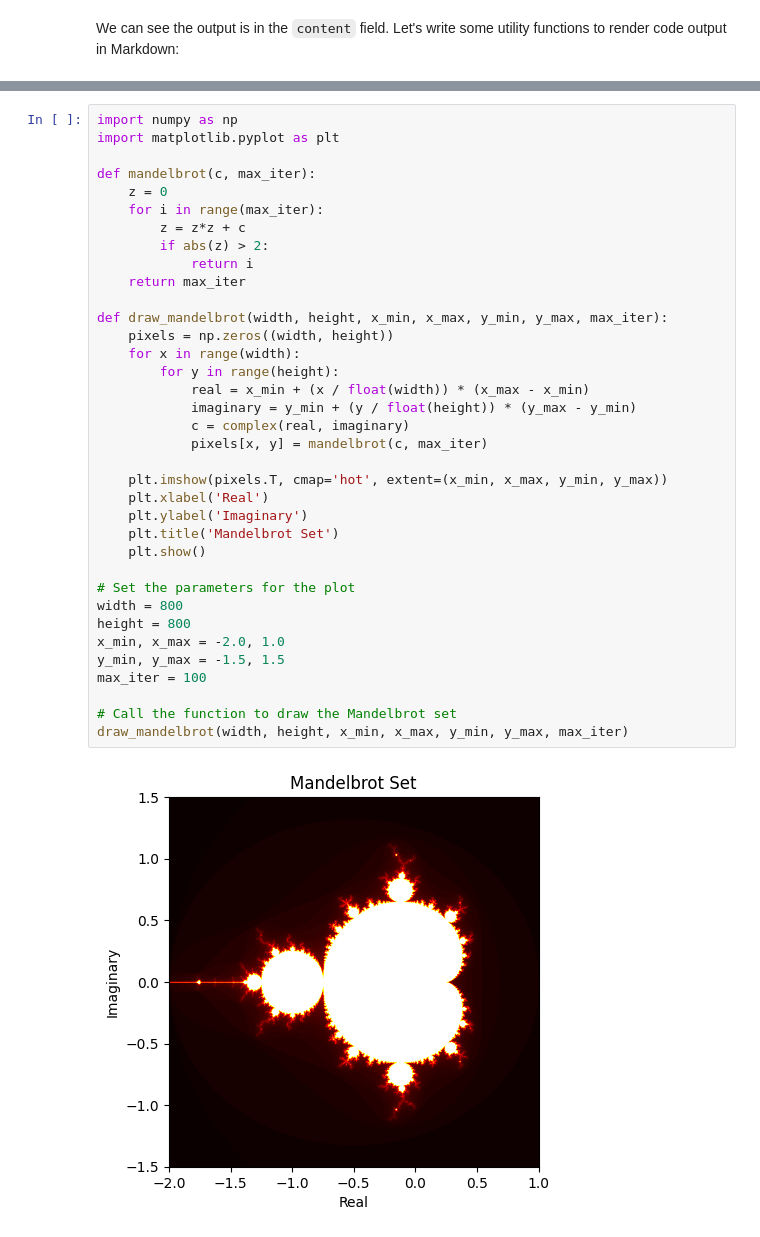
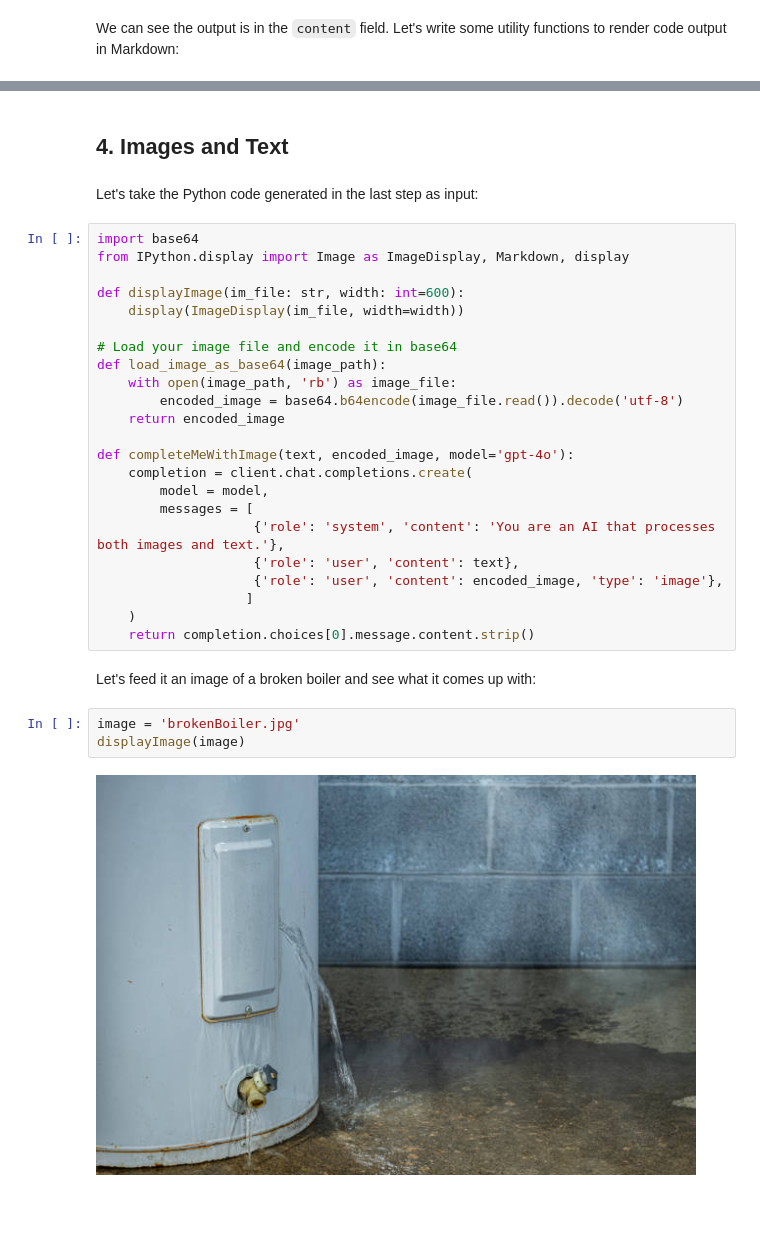
Before and after one commit to malminhas/chatgpt, a Jupyter notebook: chatgpt-playbook.ipynb, the cells around one changed output, grey strips where cells are left out. Drawn from its saved outputs; the diff is of its cells as text; blank space fills up the shorter version.

```diff
--- a/chatgpt-playbook.ipynb
+++ b/chatgpt-playbook.ipynb
@@ -174,38 +178,34 @@ You can adjust the parameters `width`, `height`, `x_min`, `x_max`, `y_min`, `y_m
-# %%
-import numpy as np
-import matplotlib.pyplot as plt
-
-def mandelbrot(c, max_iter):
-    z = 0
-    for i in range(max_iter):
-        z = z*z + c
-        if abs(z) > 2:
-            return i
-    return max_iter
-
-def draw_mandelbrot(width, height, x_min, x_max, y_min, y_max, max_iter):
-    pixels = np.zeros((width, height))
-    for x in range(width):
-        for y in range(height):
-            real = x_min + (x / float(width)) * (x_max - x_min)
-            imaginary = y_min + (y / float(height)) * (y_max - y_min)
-            c = complex(real, imaginary)
-            pixels[x, y] = mandelbrot(c, max_iter)
-
-    plt.imshow(pixels.T, cmap='hot', extent=(x_min, x_max, y_min, y_max))
-    plt.xlabel('Real')
-    plt.ylabel('Imaginary')
-    plt.title('Mandelbrot Set')
-    plt.show()
-
-# Set the parameters for the plot
-width = 800
-height = 800
-x_min, x_max = -2.0, 1.0
-y_min, y_max = -1.5, 1.5
-max_iter = 100
-
-# Call the function to draw the Mandelbrot set
-draw_mandelbrot(width, height, x_min, x_max, y_min, y_max, max_iter)
-# %% [output]
-[figure, removed]
+# %% [markdown]
+## 4. Images and Text
+# %% [markdown]
+Let's take the Python code generated in the last step as input:
+# %%
+import base64
+from IPython.display import Image as ImageDisplay, Markdown, display
+
+def displayImage(im_file: str, width: int=600):
+    display(ImageDisplay(im_file, width=width))
+
+# Load your image file and encode it in base64
+def load_image_as_base64(image_path):
+    with open(image_path, 'rb') as image_file:
+        encoded_image = base64.b64encode(image_file.read()).decode('utf-8')
+    return encoded_image
+
+def completeMeWithImage(text, encoded_image, model='gpt-4o'):
+    completion = client.chat.completions.create(
+        model = model,
+        messages = [
+                    {'role': 'system', 'content': 'You are an AI that processes both images and text.'},
+                    {'role': 'user', 'content': text},
+                    {'role': 'user', 'content': encoded_image, 'type': 'image'},
+                   ]
+    )
+    return completion.choices[0].message.content.strip()
+# %% [markdown]
+Let's feed it an image of a broken boiler and see what it comes up with:
+# %%
+image = 'brokenBoiler.jpg'
+displayImage(image)
+# %% [output]
+[figure, added]
```
Also changed, not shown: parts of 16 cells of this notebook.
